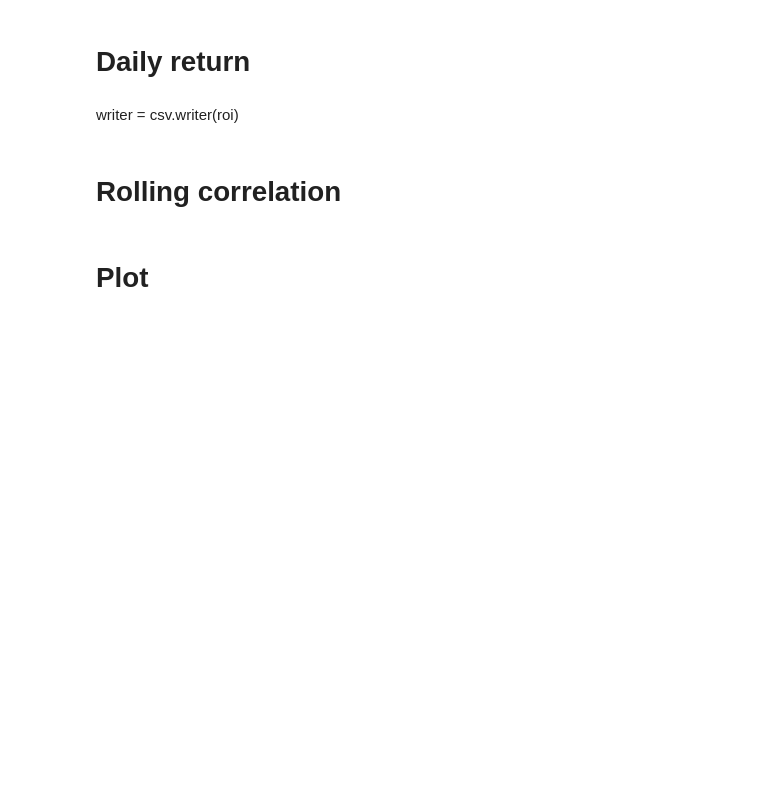
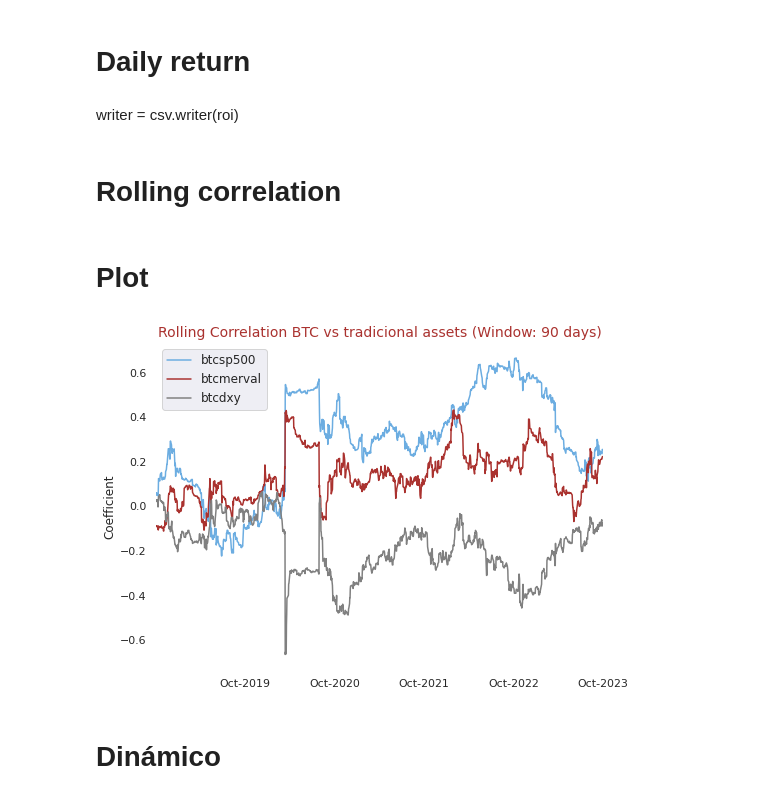
Before and after one commit to emigiupponi/btc-correlations, a Jupyter notebook: correlation-api.ipynb, the cells around one changed output. Saved outputs shown, nothing was run; the diff lists cells and outputs as text; code cells hidden in the pictures; blank space fills up the shorter version.

Commit message:
Kaggle Notebook | BTC correlation with traditional assets (APIs) | Version 76

```diff
--- a/correlation-api.ipynb
+++ b/correlation-api.ipynb
@@ -173,10 +248,12 @@ merval = merval_api
 import numpy as np
 
 # Lista de DataFrames
-dataframes_list = [btc, gold, dxy, sp500, vix, merval]
+dataframes_list = [btc, dxy, sp500, vix, merval]
+                  #gold]
 
 # Lista de nombres de DataFrame y columnas correspondientes
-dataframe_names = ['btc', 'gold', 'dxy', 'sp500', 'vix', 'merval']
+dataframe_names = ['btc', 'dxy', 'sp500', 'vix', 'merval']
+                    # 'gold']
 column_name = '_p'
 
 # Iterar a través de los DataFrames y calcular los retornos logarítmicos
@@ -254,46 +325,65 @@ cor
 # %% [markdown]
 # Plot
 # %%
-import plotly.graph_objects as go
+import matplotlib.pyplot as plt
+import matplotlib.dates as mdates
 import pandas as pd
 from datetime import datetime, timedelta
 
 # Suponiendo que 'cor' es tu DataFrame con las columnas 'time', 'btcsp500', 'btcmerval', 'btcgold' y 'btcdxy'
 # Asegúrate de que 'time' esté en formato de fecha, si no, conviértelo usando pd.to_datetime
 
-# Calcular la fecha actual
-current_date = datetime.now()
+# Calcular la fecha actual (octubre de 2023)
+current_date = datetime(2023, 10, 1)
 
 # Calcular la fecha hace 5 años desde la fecha actual
 five_years_ago = current_date - timedelta(days=365 * 5)
 
 # Filtrar los datos para incluir solo los últimos 5 años
 cor_filtered = cor[cor['time'] >= five_years_ago]
 
 # Colores personalizados
 colors = {
     'btcsp500': '#6CADE1',
     'btcmerval': '#AA322F',
-    'btcgold': '#1C598A',
-    'btcdxy': 'rgb(128,128,128)'  # Gris para btcdxy
+    'btcdxy': 'gray'  # Puedes usar el nombre 'gray' reconocido por Matplotlib
 }
 
-# Crear la figura
-fig = go.Figure()
+# Crear la figura y el eje con el tamaño 8x6
+fig, ax = plt.subplots(figsize=(8, 6))
 
 # Agregar las series de tiempo con colores personalizados
 for series_name, color in colors.items():
-    fig.add_trace(go.Scatter(x=cor_filtered['time'], y=cor_filtered[series_name], mode='lines', name=series_name, line=dict(color=color)))
+    ax.plot(cor_filtered['time'], cor_filtered[series_name], label=series_name, color=color)
 
 # Personalizar el gráfico
-fig.update_layout(
-    title='<b>Rolling Correlation BTC vs tradicional assets (Window: 90 days)</b>',
-    title_font_color="#AA322F",
-    yaxis_title='Coeficient',
-    showlegend=True,
-    legend=dict(font=dict(size=12)),  # Tamaño de fuente de la leyenda
-    font=dict(size=14)  # Tamaño de fuente general
-)
+ax.set_title('Rolling Correlation BTC vs tradicional assets (Window: 90 days)', color="#AA322F", fontsize=14)
+ax.set_ylabel('Coefficient')
+ax.legend(fontsize=12)
 
-# Mostrar el gráfico interactivo
-fig.show()
+# Eliminar el recuadro del gráfico y las grillas
+ax.spines['top'].set_visible(False)
+ax.spines['right'].set_visible(False)
+ax.spines['bottom'].set_visible(False)
+ax.spines['left'].set_visible(False)
+ax.grid(False)
+
+# Eliminar el fondo gris
+ax.set_facecolor('w')
+
+# Formatear el eje x como "oct-2023" y separar por 12 meses
+date_format = mdates.DateFormatter("%b-%Y")
+ax.xaxis.set_major_formatter(date_format)
+ax.xaxis.set_major_locator(mdates.MonthLocator(interval=12))  # Separar por 12 meses
+
+# Fija el rango del eje X
+ax.set_xlim(five_years_ago, current_date)
+
+plt.savefig('cor.pdf', bbox_inches='tight')
+
+# Mostrar el gráfico
+plt.show()
+# %% [output]
+[figure, added]
+# %% [markdown]
+# Dinámico
```
Also changed, not shown: parts of 22 cells of this notebook.
